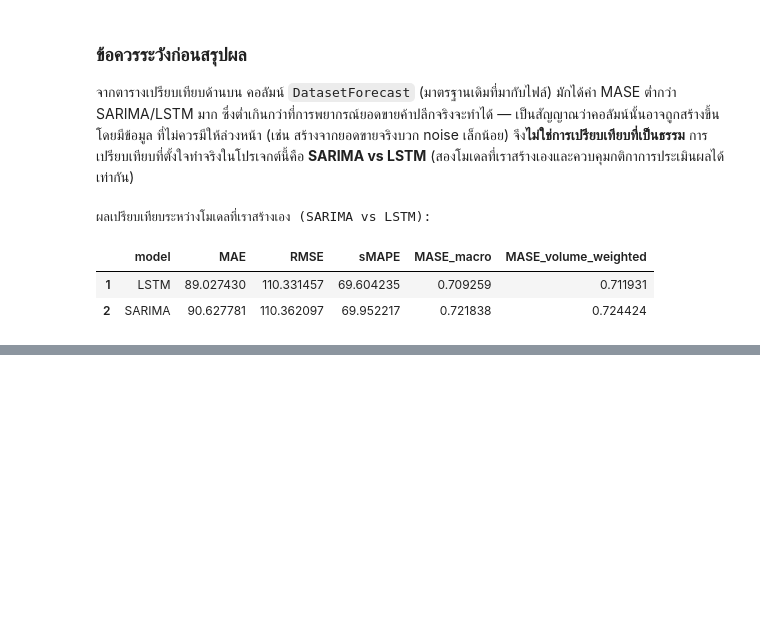
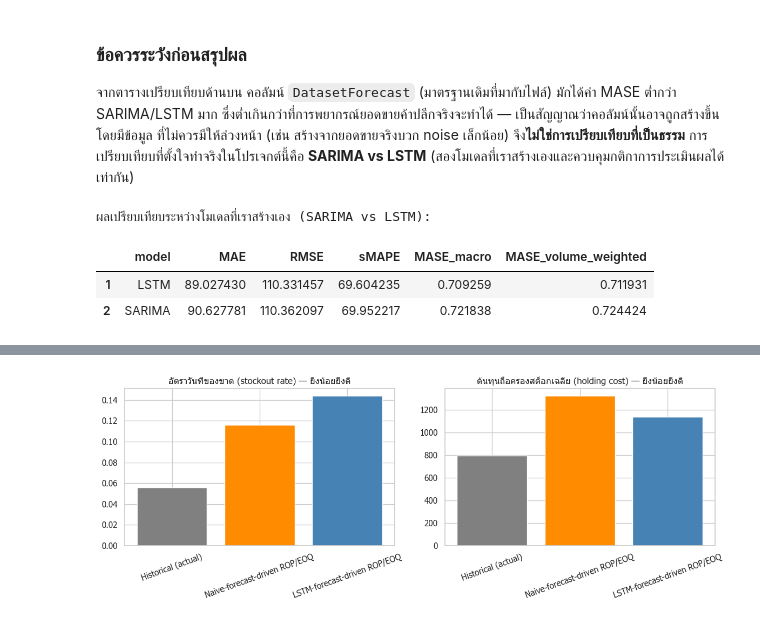
Before and after one commit to thitiwutsuk/Retails-Dynamic-Pricing, a Jupyter notebook: notebooks/retail_demand_forecasting.ipynb, the cells around one changed output, grey strips where cells are left out. Cells and saved outputs as stored; diff of their text form; code cells hidden in the pictures; blank space fills up the shorter version.

```diff
--- a/notebooks/retail_demand_forecasting.ipynb
+++ b/notebooks/retail_demand_forecasting.ipynb
@@ -734,0 +797,13 @@ built_models
+# %%
+naive_policies = {
+    k: compute_policy_params(v["avg_daily_demand"], v["sigma_d"], unit_price[k])
+    for k, v in naive_stats.items()
+}
+lstm_policies = {
+    k: compute_policy_params(v["avg_daily_demand"], v["sigma_d"], unit_price[k])
+    for k, v in lstm_stats.items()
+}
+
+lstm_policy_table = pd.DataFrame(lstm_policies).T
+lstm_policy_table.index.names = config.ID_COLS
+lstm_policy_table
@@ -734,0 +860,17 @@ built_models
+# %%
+def summarize(results_df, name):
+    return {
+        "policy": name,
+        "avg_stockout_rate": results_df["stockout_rate"].mean(),
+        "avg_fill_rate": results_df["fill_rate"].mean(),
+        "avg_inventory": results_df["avg_inventory"].mean(),
+        "avg_holding_cost": results_df["holding_cost"].mean(),
+        "total_orders": results_df["orders_placed"].sum(),
+    }
+
+policy_comparison = pd.DataFrame([
+    summarize(historical_results, "Historical (actual)"),
+    summarize(naive_driven_results, "Naive-forecast-driven ROP/EOQ"),
+    summarize(lstm_driven_results, "LSTM-forecast-driven ROP/EOQ"),
+])
+policy_comparison
@@ -734,0 +882,17 @@ built_models
+# %%
+fig, axes = plt.subplots(1, 2, figsize=(12, 4.5))
+colors = ["gray", "darkorange", "steelblue"]
+
+axes[0].bar(policy_comparison["policy"], policy_comparison["avg_stockout_rate"], color=colors)
+axes[0].set_title("อัตราวันที่ของขาด (stockout rate) — ยิ่งน้อยยิ่งดี")
+axes[0].tick_params(axis="x", rotation=20)
+
+axes[1].bar(policy_comparison["policy"], policy_comparison["avg_holding_cost"], color=colors)
+axes[1].set_title("ต้นทุนถือครองสต็อกเฉลี่ย (holding cost) — ยิ่งน้อยยิ่งดี")
+axes[1].tick_params(axis="x", rotation=20)
+
+plt.tight_layout()
+plt.savefig(config.FIGURES_DIR / "inventory_policy_comparison.png", dpi=120)
+plt.show()
+# %% [output]
+[figure, added]
```
Also changed, not shown: parts of 34 cells of this notebook, 11 other files.
